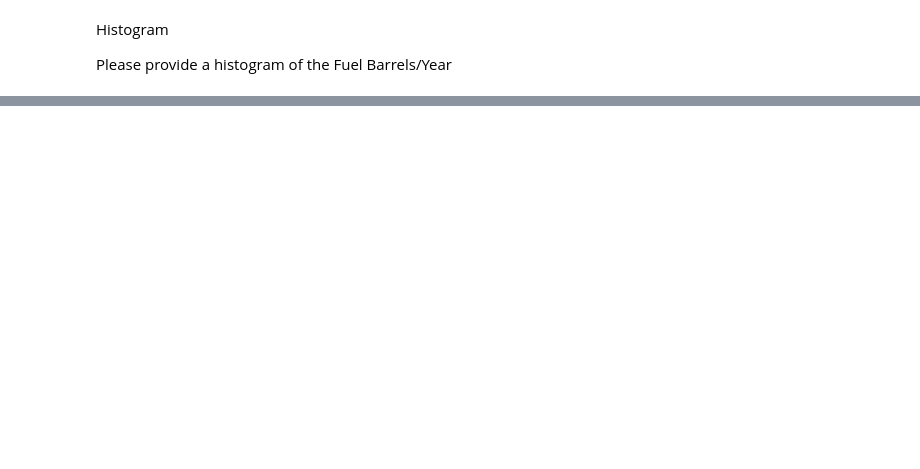
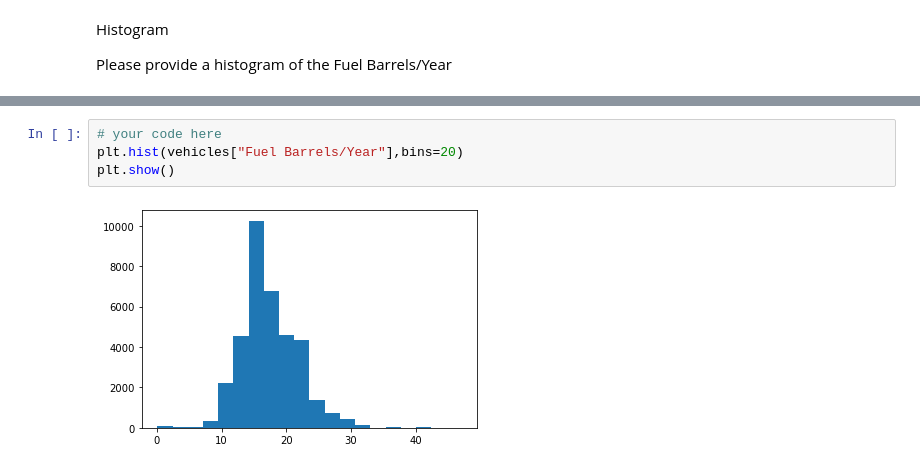
Before and after one commit to thomas-cares/data-pt-ber-08-20, a Jupyter notebook: Labs/module-1_labs/04_pandas/08_basics_plotting/your-code/challenge-1.ipynb, the cells around one changed output, grey strips where cells are left out. Drawn from its saved outputs; the diff is of its cells as text; blank space fills up the shorter version.

```diff
--- a/Labs/module-1_labs/04_pandas/08_basics_plotting/your-code/challenge-1.ipynb
+++ b/Labs/module-1_labs/04_pandas/08_basics_plotting/your-code/challenge-1.ipynb
@@ -94,0 +141,6 @@ Please provide a histogram of the Fuel Barrels/Year
+# %%
+# your code here
+plt.hist(vehicles["Fuel Barrels/Year"],bins=20)
+plt.show()
+# %% [output]
+[figure, added]
```
Also changed, not shown: parts of 10 cells of this notebook, 4 other files.
